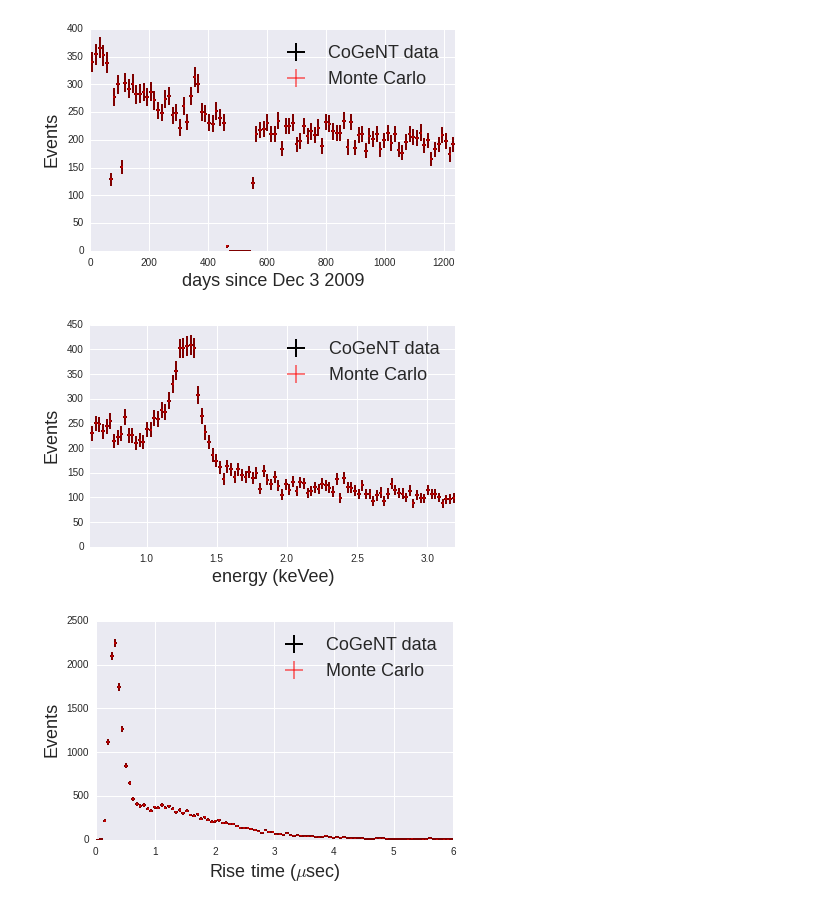
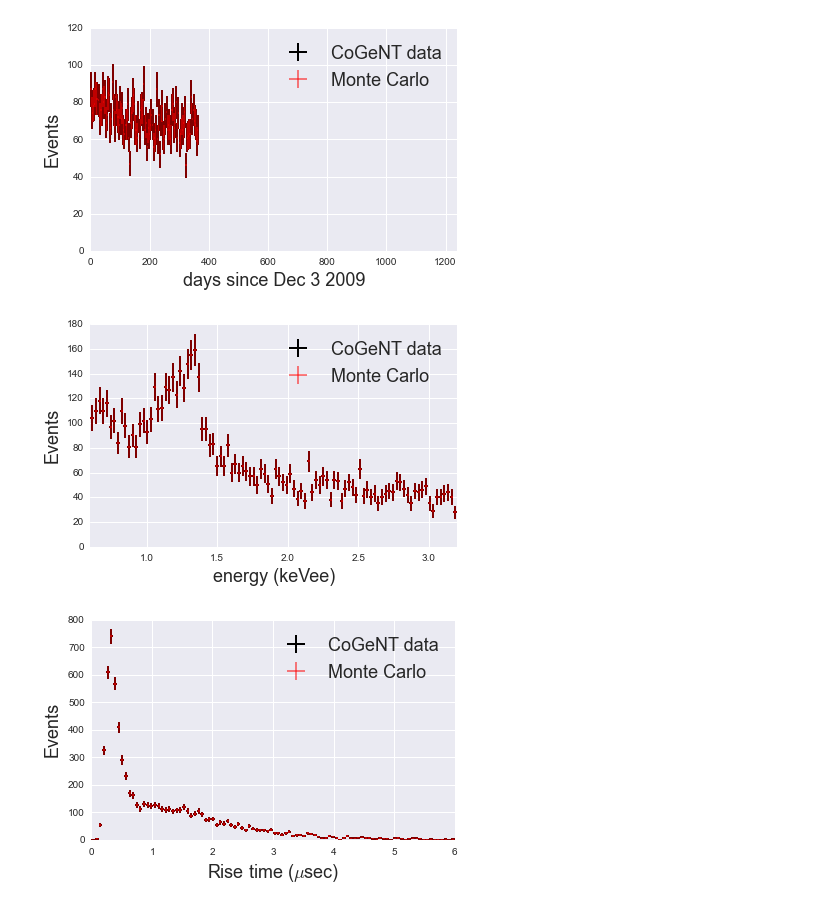
Before and after one commit to mattbellis/Siena_College_Ronnie_Rera, a Jupyter notebook: IPython Notebooks/MC_Histograms.ipynb, the cells around one changed output. Cells and saved outputs as stored; diff of their text form; code cells hidden in the pictures.

```diff
--- a/IPython Notebooks/MC_Histograms.ipynb
+++ b/IPython Notebooks/MC_Histograms.ipynb
@@ -40,34 +40,35 @@ def MC_hist(FILE1,FILE2,bin_num):
     plt.ylabel('Events',size=18)
     plt.legend(fontsize=18)
     plt.xlim(0,1238)
     plt.tight_layout()
     plt.savefig('cogent_MC_comparison_days.png')
     #plt.savefig('wimp_Days.png',bbox_inches='tight')
 
     plt.figure(figsize=(6,4),dpi=100)
     energies_hist = lch.hist_err(energies1,bins=bin_num,color='black',ecolor='black',label='CoGeNT data',range=(0.6,3.2),linewidth=2)
     energies_hist = lch.hist_err(energies2[index],bins=bin_num,color='red',ecolor='red',label='Monte Carlo',range=(0.6,3.2),linewidth=2,alpha=0.5)
     plt.xlabel('energy (keVee)',size=18)
     plt.ylabel('Events',size=18)
     plt.xlim(0.6,3.2)
     plt.legend(fontsize=18)
     plt.tight_layout()
     plt.savefig('cogent_MC_comparison_energy.png')
     #plt.savefig('wimp_Energies.png',bbox_inches='tight')
 
     plt.figure(figsize=(6,4),dpi=100)
     RiseTime_hist = lch.hist_err(RiseTimes1,bins=bin_num,color='black',ecolor='black',label='CoGeNT data',range=(0,6),linewidth=2)
     RiseTime_hist = lch.hist_err(RiseTimes2[index],bins=bin_num,color='red',ecolor='red',label='Monte Carlo',range=(0,6),linewidth=2,alpha=0.5)
     plt.xlabel('Rise time ($\mu$sec)',size=18)
     plt.ylabel('Events',size=18)
     plt.legend(fontsize=18)
     plt.tight_layout()
     plt.savefig('cogent_MC_comparison_rise_time.png')
     #plt.savefig('wimp_Rise_Times.png',bbox_inches='tight')
 
 
-MC_hist(file5,file6,100)
+#MC_hist(file5,file6,100)
+MC_hist(file5,file5,100)
 # %% [output]
-[figure, old version]
+[figure, new version]
-[figure, old version]
+[figure, new version]
-[figure, old version]
+[figure, new version]
```
Also changed, not shown: parts of 1 cell of this notebook.
